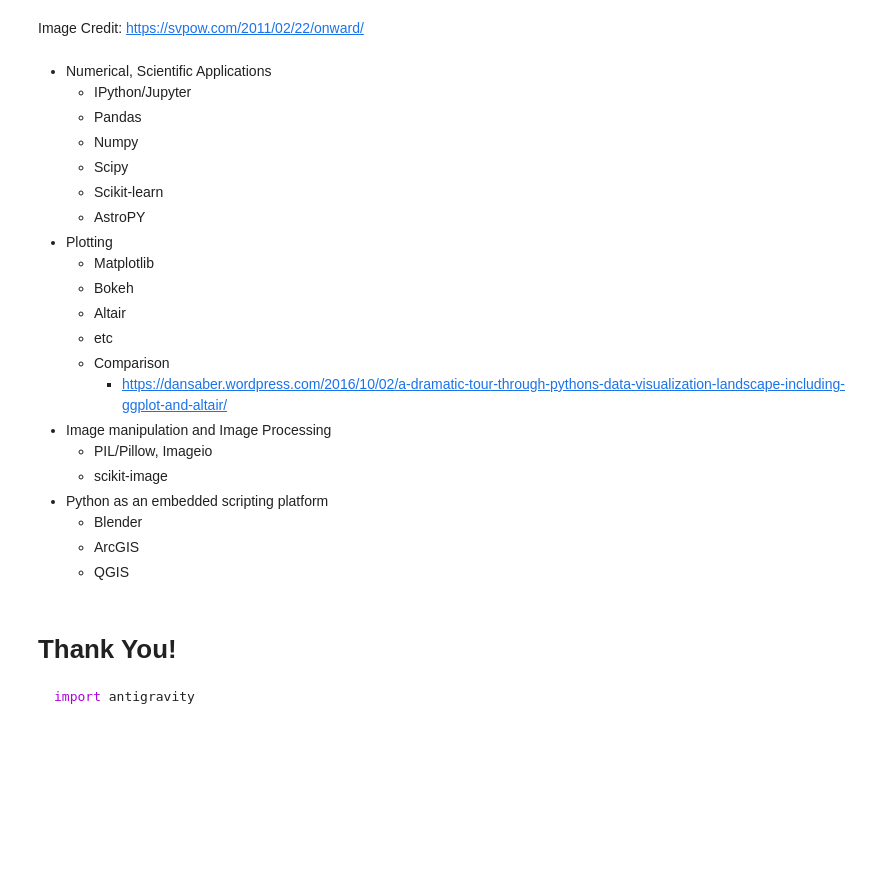
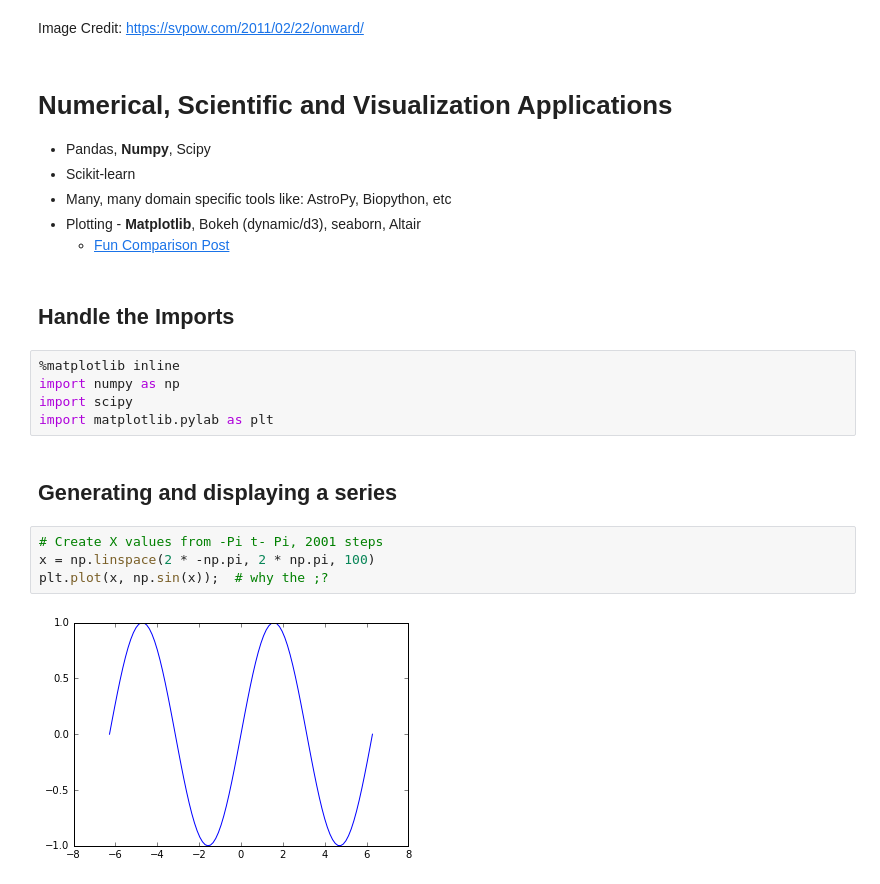
Before and after one commit to desertpy/presentations, a Jupyter notebook: dcc-2016.1-python-intro/Intro_To_Python.ipynb, the cells around one changed output. Cells and saved outputs as stored; diff of their text form; blank space fills up the shorter version.

Commit message:
intro to python rc1

````diff
--- a/dcc-2016.1-python-intro/Intro_To_Python.ipynb
+++ b/dcc-2016.1-python-intro/Intro_To_Python.ipynb
@@ -453,30 +463,24 @@ This is a rabbit hole you could spend a decade on ... onward!
 # %% [markdown]
 Image Credit: https://svpow.com/2011/02/22/onward/
 # %% [markdown]
-* Numerical, Scientific Applications
-  * IPython/Jupyter
-  * Pandas
-  * Numpy
-  * Scipy
+# Numerical, Scientific and Visualization Applications
+  * Pandas, **Numpy**, Scipy
   * Scikit-learn
-  * AstroPY
-* Plotting
-  * Matplotlib
-  * Bokeh
-  * Altair
-  * etc
-  * Comparison
-      * https://dansaber.wordpress.com/2016/10/02/a-dramatic-tour-through-pythons-data-visualization-landscape-including-ggplot-and-altair/
-* Image manipulation and Image Processing
-  * PIL/Pillow, Imageio
-  * scikit-image
-* Python as an embedded scripting platform
-  * Blender
-  * ArcGIS
-  * QGIS
+  * Many, many domain specific tools like: AstroPy, Biopython, etc
+  * Plotting - **Matplotlib**, Bokeh (dynamic/d3), seaborn, Altair
+    * [Fun Comparison Post](https://dansaber.wordpress.com/2016/10/02/a-dramatic-tour-through-pythons-data-visualization-landscape-including-ggplot-and-altair/)
-# %% [markdown]
-# Thank You!
-
-```python
-import antigravity
-```
+# %% [markdown]
+## Handle the Imports
+# %%
+%matplotlib inline
+import numpy as np
+import scipy
+import matplotlib.pylab as plt
+# %% [markdown]
+## Generating and displaying a series
+# %%
+# Create X values from -Pi t- Pi, 2001 steps
+x = np.linspace(2 * -np.pi, 2 * np.pi, 100)
+plt.plot(x, np.sin(x));  # why the ;?
+# %% [output]
+[figure, added]
````
Also changed, not shown: parts of 25 cells of this notebook, 1 other file.
